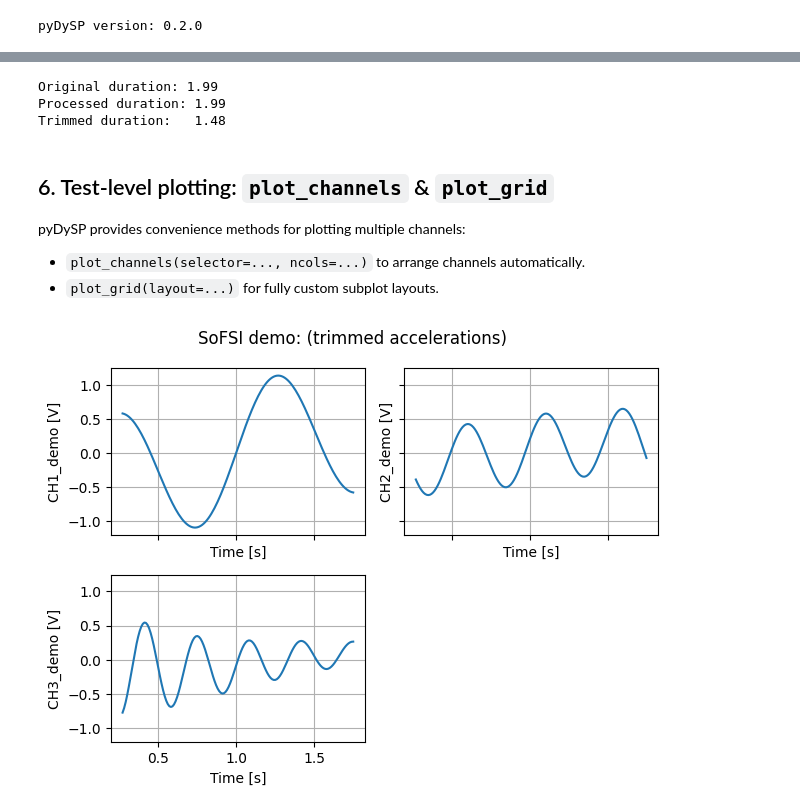
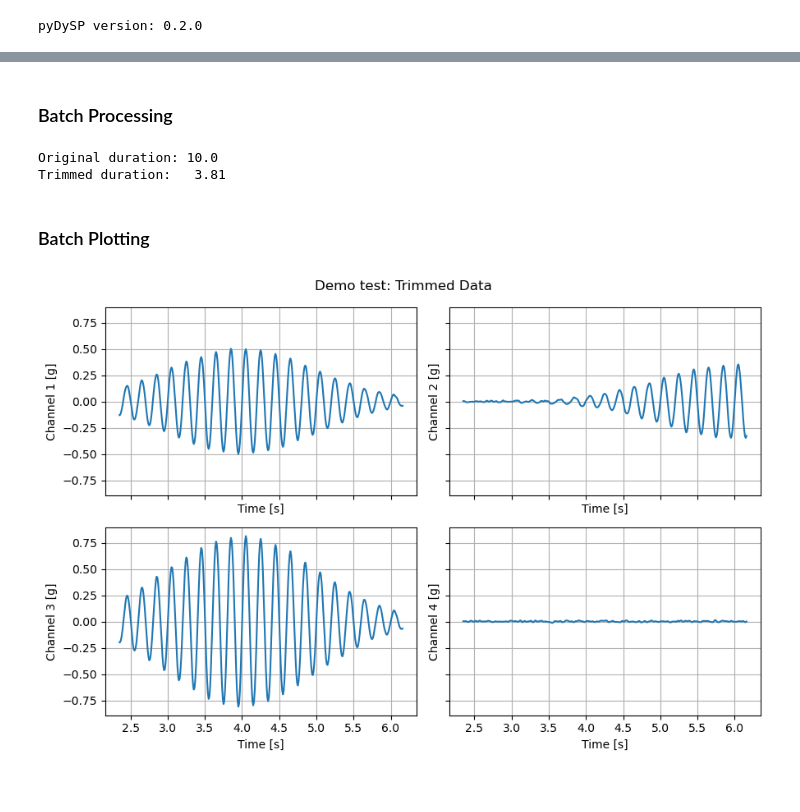
Before and after one commit to dkaramitros/pyDySP, a Jupyter notebook: examples/demo.ipynb, the cells around one changed output, grey strips where cells are left out. Drawn from its saved outputs; the diff is of its cells as text; code cells hidden in the pictures.

```diff
--- a/examples/demo.ipynb
+++ b/examples/demo.ipynb
@@ -200,39 +244,26 @@ Trimming is based on a **reference channel**, and the same time window is applie
+# %% [markdown]
+### Batch Processing
 # %%
-# Work with the SoFSI test by default
-test0 = test_sofsi
+test = test.drift_corrected(points=200).filtered(btype="lowpass", fc=20, order=2)
 
-test_proc = (
-    test0.drift_corrected(points=200)
-    .filtered(btype="highpass", fc=0.5, order=2)
-    .baseline_corrected(type="linear")
+test_trimmed = test.trimmed_by_arias(
+    ref="Channel 1", lower=0.05, upper=0.95, buffer_before=0.5, buffer_after=1
 )
 
-# Use the first channel as reference for Arias trimming by default
-ref_name = test_proc[0].name_user or test_proc[0].name_input
-test_trimmed = test_proc.trimmed_by_arias(ref=ref_name, lower=0.05, upper=0.95)
-
-print("Original duration:", test0.duration)
-print("Processed duration:", test_proc.duration)
+print("Original duration:", test.duration)
 print("Trimmed duration:  ", test_trimmed.duration)
 # %% [output]
-Original duration: 1.99
-Processed duration: 1.99
-Trimmed duration:   1.48
+Original duration: 10.0
+Trimmed duration:   3.81
 # %% [markdown]
-## 6. Test-level plotting: `plot_channels` & `plot_grid`
-
-pyDySP provides convenience methods for plotting multiple channels:
-
-- `plot_channels(selector=..., ncols=...)` to arrange channels automatically.
-- `plot_grid(layout=...)` for fully custom subplot layouts.
+### Batch Plotting
 # %%
-# Simple multi-channel time-history plot
-fig, axes = test_trimmed.plot_channels(
-    selector=None,  # all channels
+fig, ax = test_trimmed.plot_channels(
+    selector=[0, 1, 2, "Channel 4"],
     ncols=2,
     plot_type="timehistory",
-    title_suffix="(trimmed accelerations)",
+    title_suffix="Trimmed Data",
 )
-plt.show()
+fig.set_size_inches(9, 6)
 # %% [output]
-[figure, old version]
+[figure, new version]
```
Also changed, not shown: parts of 35 cells of this notebook, 6 other files.
